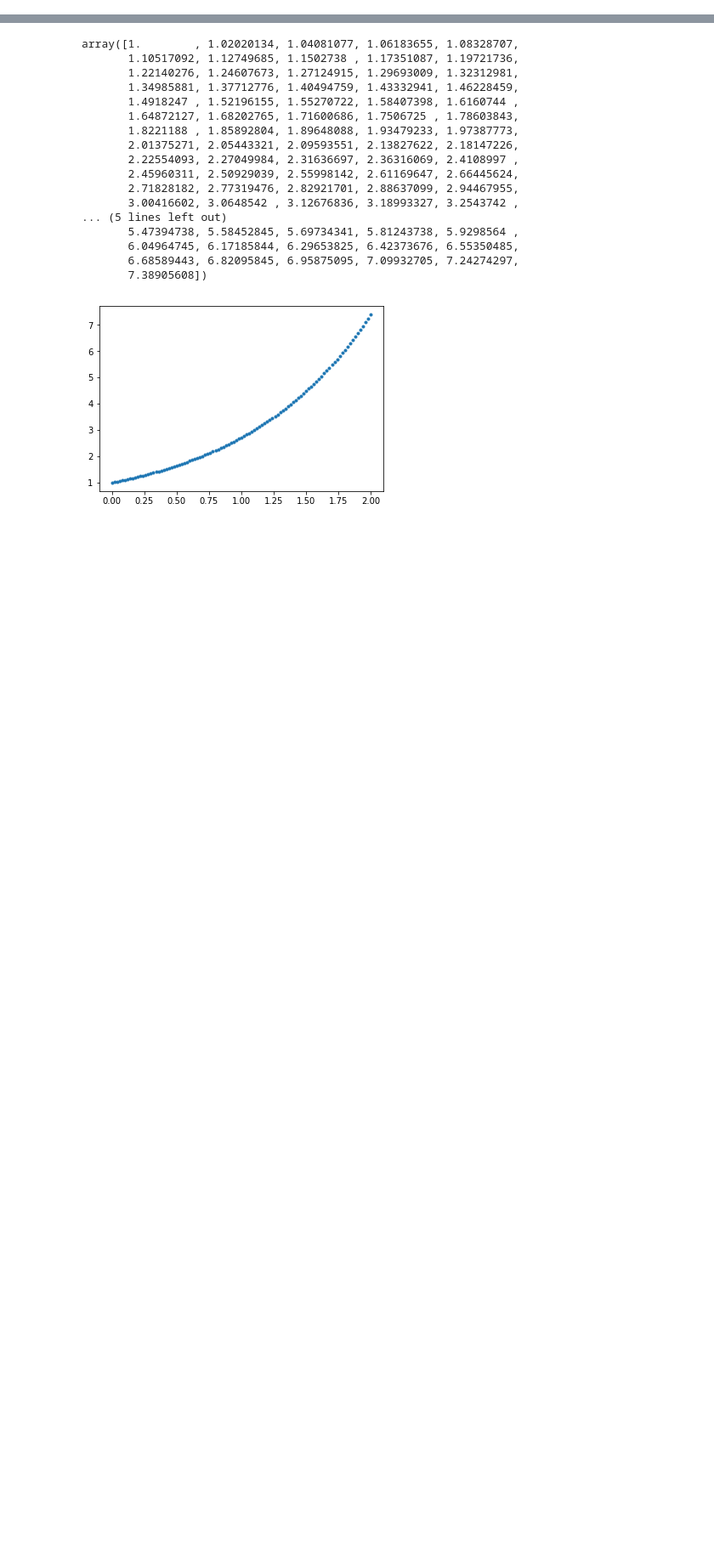
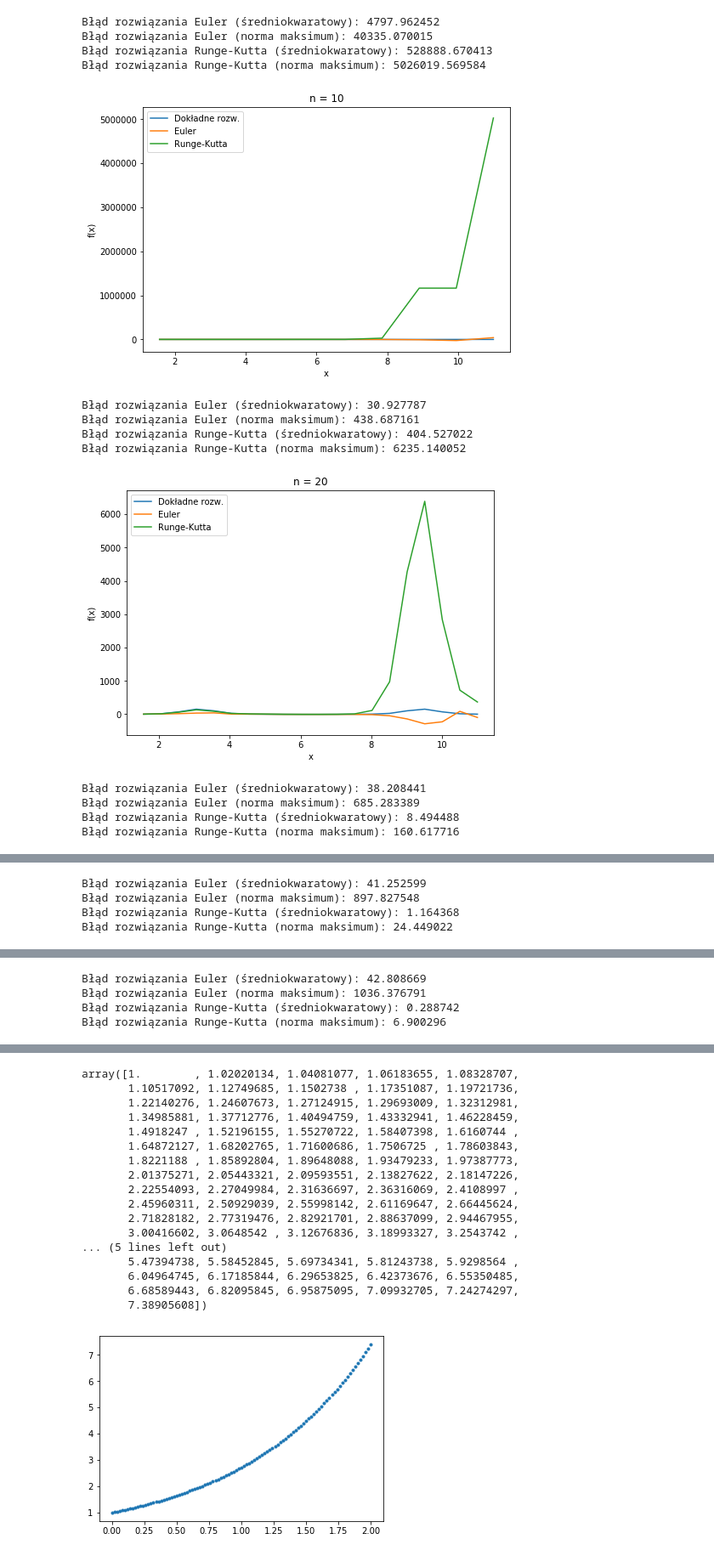
Before and after one commit to pawlooss1/MOwNiT, a Jupyter notebook: lab8/Differential_equations.ipynb, the cells around one changed output, grey strips where cells are left out. Shown: that part at 85% size. Saved outputs shown, nothing was run; the diff lists cells and outputs as text; code cells hidden in the pictures; blank space fills up the shorter version.

```diff
--- a/lab8/Differential_equations.ipynb
+++ b/lab8/Differential_equations.ipynb
@@ -2,6 +2,31 @@
 import numpy as np
 import matplotlib.pyplot as plt
 from scipy.linalg import solve_banded
+# %%
+def fun1(x):
+    return np.exp(-5 * np.cos(x)) - 5 * np.cos(x) + 1
+
+def eq1(t, x):
+    return 25 * np.sin(t) * np.cos(t) + 5 * x * np.sin(t)
+# %%
+def print_plots(n, euler, runkut, x0, xk, name):
+    t = np.linspace(x0, xk, n)
+    x = np.linspace(x0, xk, n)
+    s = fun1(t)
+    print('Błąd rozwiązania Euler (średniokwaratowy): {0:f}'.format(np.linalg.norm(euler - s) / n))
+    print('Błąd rozwiązania Euler (norma maksimum): {0:f}'.format(np.linalg.norm(euler - s, ord=np.inf)))
+    print('Błąd rozwiązania Runge-Kutta (średniokwaratowy): {0:f}'.format(np.linalg.norm(runkut - s) / n))
+    print('Błąd rozwiązania Runge-Kutta (norma maksimum): {0:f}'.format(np.linalg.norm(runkut - s, ord=np.inf)))
+    fig = plt.figure()
+    ax = fig.add_axes([0, 0, 1, 1])
+    ax.plot(t, s, label="Dokładne rozw.")
+    ax.plot(x, euler, label="Euler")
+    ax.plot(x, runkut, label="Runge-Kutta")
+    ax.set_title(name)
+    ax.set_ylabel('f(x)')
+    ax.set_xlabel('x')
+    ax.legend()
+    plt.show()
 # %%
 def euler(f, n, a, b, xa):
     result = np.empty((n + 1,))
@@ -30,3 +55,31 @@ def runge_kutta(f, n, a, b, xa):
         t = a + (i + 1) * h
     result[n] = x
     return result
+# %%
+x0 = np.pi / 2
+xk = 7 * np.pi / 2
+for n in range(10, 50, 10):
+    r = runge_kutta(eq1, n - 1, x0, xk, 2)
+    e = euler(eq1, n - 1, x0, xk, 2)
+    print_plots(n, e, r, x0, xk, 'n = {0:d}'.format(n))
+n = 50
+for i in range(5):
+    r = runge_kutta(eq1, n - 1, x0, xk, 2)
+    e = euler(eq1, n - 1, x0, xk, 2)
+    print_plots(n, e, r, x0, xk, 'n = {0:d}'.format(n))
+    n = n * 10
+# %% [output]
+Błąd rozwiązania Euler (średniokwaratowy): 4797.962452
+Błąd rozwiązania Euler (norma maksimum): 40335.070015
+Błąd rozwiązania Runge-Kutta (średniokwaratowy): 528888.670413
+Błąd rozwiązania Runge-Kutta (norma maksimum): 5026019.569584
+[figure, added]
+Błąd rozwiązania Euler (średniokwaratowy): 30.927787
+Błąd rozwiązania Euler (norma maksimum): 438.687161
+Błąd rozwiązania Runge-Kutta (średniokwaratowy): 404.527022
+Błąd rozwiązania Runge-Kutta (norma maksimum): 6235.140052
+[figure, added]
+Błąd rozwiązania Euler (średniokwaratowy): 38.208441
+Błąd rozwiązania Euler (norma maksimum): 685.283389
+Błąd rozwiązania Runge-Kutta (średniokwaratowy): 8.494488
+Błąd rozwiązania Runge-Kutta (norma maksimum): 160.617716
@@ -32,0 +87,4 @@ def runge_kutta(f, n, a, b, xa):
+Błąd rozwiązania Euler (średniokwaratowy): 41.252599
+Błąd rozwiązania Euler (norma maksimum): 897.827548
+Błąd rozwiązania Runge-Kutta (średniokwaratowy): 1.164368
+Błąd rozwiązania Runge-Kutta (norma maksimum): 24.449022
@@ -32,0 +92,4 @@ def runge_kutta(f, n, a, b, xa):
+Błąd rozwiązania Euler (średniokwaratowy): 42.808669
+Błąd rozwiązania Euler (norma maksimum): 1036.376791
+Błąd rozwiązania Runge-Kutta (średniokwaratowy): 0.288742
+Błąd rozwiązania Runge-Kutta (norma maksimum): 6.900296
```
Also changed, not shown: parts of 8 cells of this notebook, 1 other file.
